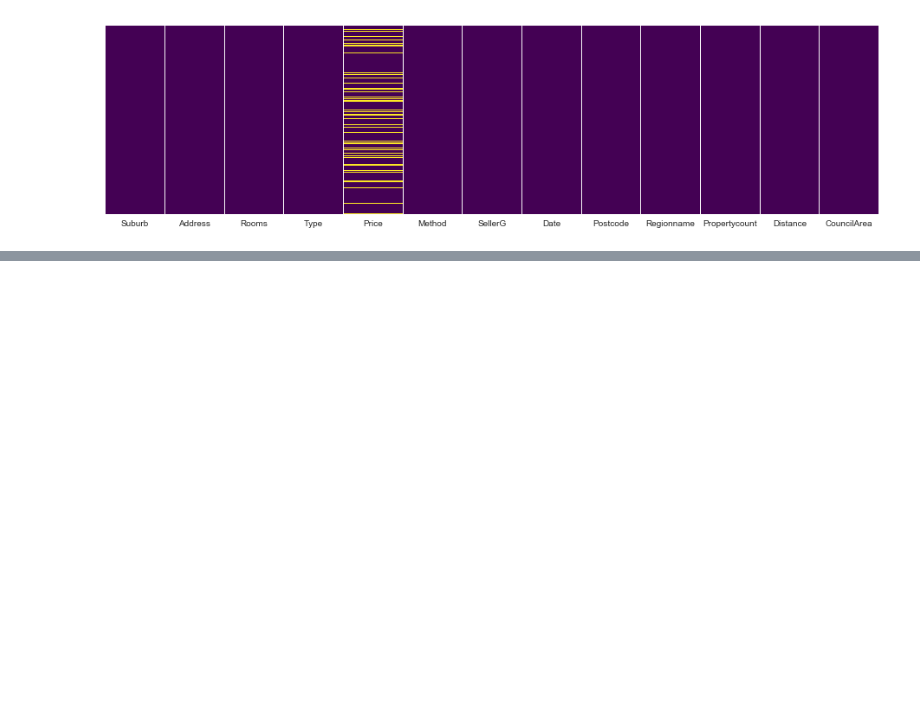
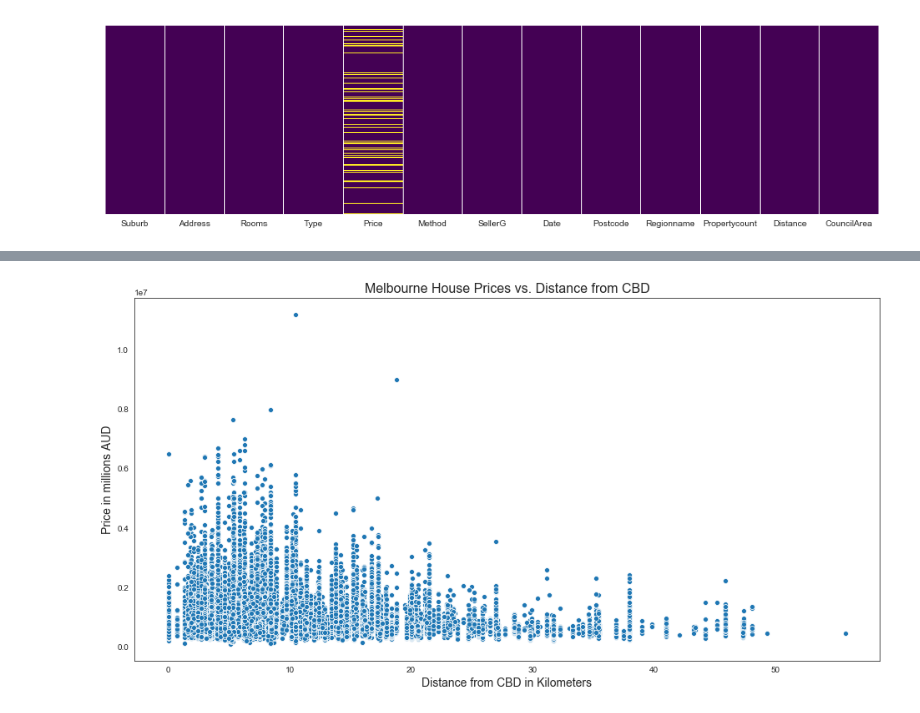
Before and after one commit to samfradkin/Thinkful-Data-Science, a Jupyter notebook: Unit 3/Potpourri/1.3.6.4 Supervised Learning Potpourri - 3 - Housing Prices.ipynb, the cells around one changed output, grey strips where cells are left out. Saved outputs shown, nothing was run; the diff lists cells and outputs as text; code cells hidden in the pictures; blank space fills up the shorter version.

```diff
--- a/Unit 3/Potpourri/1.3.6.4 Supervised Learning Potpourri - 3 - Housing Prices.ipynb
+++ b/Unit 3/Potpourri/1.3.6.4 Supervised Learning Potpourri - 3 - Housing Prices.ipynb
@@ -150,0 +197,10 @@ df['Address'] = df['Address'].apply(lambda x: " ".join(str(x).split()[1:]))
+# %%
+# Scatterplot of house prices vs. Distance from Downtown
+plt.figure(figsize=(16,8))
+sns.scatterplot(x = 'Distance', y = 'Price', data = df)
+plt.title('Melbourne House Prices vs. Distance from CBD', fontsize = 16)
+plt.xlabel('Distance from CBD in Kilometers', fontsize = 14)
+plt.ylabel('Price in millions AUD', fontsize = 14)
+plt.show()
+# %% [output]
+[figure, added]
```
Also changed, not shown: parts of 31 cells of this notebook.
